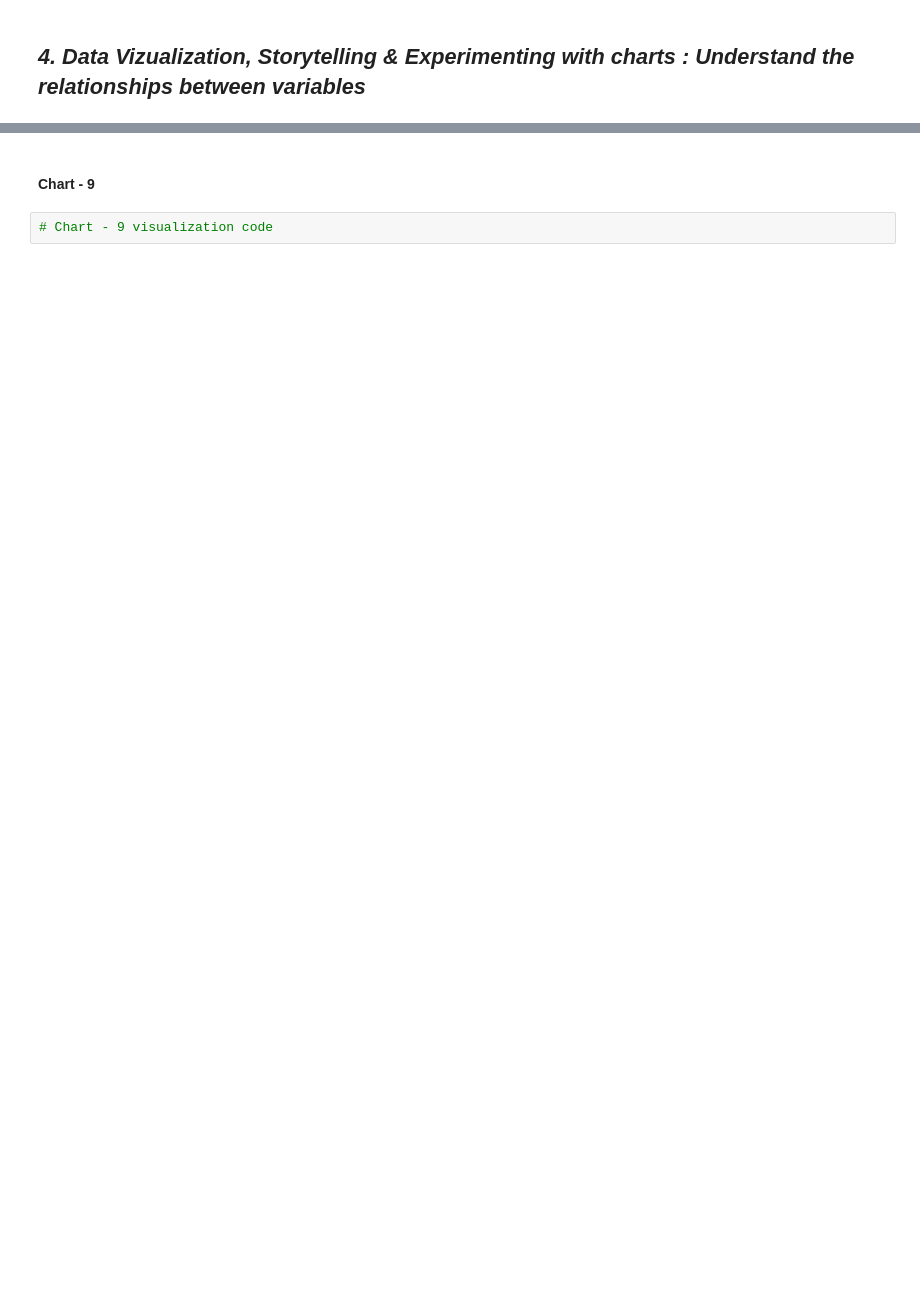
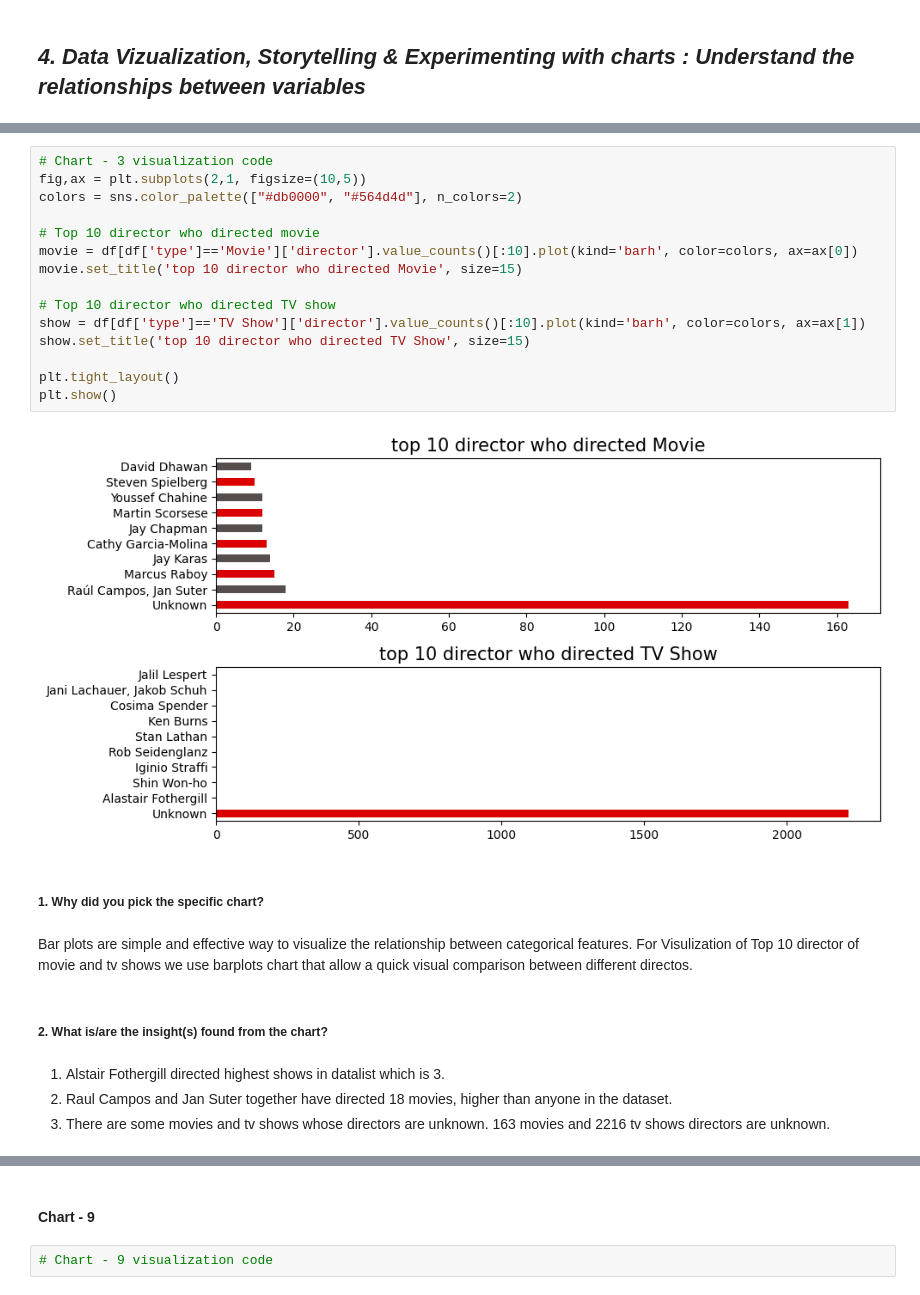
Before and after one commit to kapilkukreja469/NETFLIX_MOVIES_AND_TV_SHOWS_CLUSTERING, a Jupyter notebook: NETFLIX_MOVIES_AND_TV_SHOWS_CLUSTERING_by_kapil_kukreja.ipynb, the cells around one changed output, grey strips where cells are left out. Drawn from its saved outputs; the diff is of its cells as text; blank space fills up the shorter version.

```diff
--- a/NETFLIX_MOVIES_AND_TV_SHOWS_CLUSTERING_by_kapil_kukreja.ipynb
+++ b/NETFLIX_MOVIES_AND_TV_SHOWS_CLUSTERING_by_kapil_kukreja.ipynb
@@ -511,0 +479,28 @@ Answer Here
+# %%
+# Chart - 3 visualization code
+fig,ax = plt.subplots(2,1, figsize=(10,5))
+colors = sns.color_palette(["#db0000", "#564d4d"], n_colors=2)
+
+# Top 10 director who directed movie
+movie = df[df['type']=='Movie']['director'].value_counts()[:10].plot(kind='barh', color=colors, ax=ax[0])
+movie.set_title('top 10 director who directed Movie', size=15)
+
+# Top 10 director who directed TV show
+show = df[df['type']=='TV Show']['director'].value_counts()[:10].plot(kind='barh', color=colors, ax=ax[1])
+show.set_title('top 10 director who directed TV Show', size=15)
+
+plt.tight_layout()
+plt.show()
+# %% [output]
+[figure, added]
+# %% [markdown]
+##### **1. Why did you pick the specific chart?**
+# %% [markdown]
+Bar plots are simple and effective way to visualize the relationship between categorical features. For Visulization of Top 10 director of movie and tv shows we use barplots chart that allow a quick visual comparison between different directos.
+# %% [markdown]
+##### **2. What is/are the insight(s) found from the chart?**
+# %% [markdown]
+
+1. Alstair Fothergill directed highest shows in datalist which is 3.
+2. Raul Campos and Jan Suter together have directed 18 movies, higher than anyone in the dataset.
+3. There are some movies and tv shows whose directors are unknown. 163 movies and 2216 tv shows directors are unknown.
```
Also changed, not shown: parts of 151 cells of this notebook.
